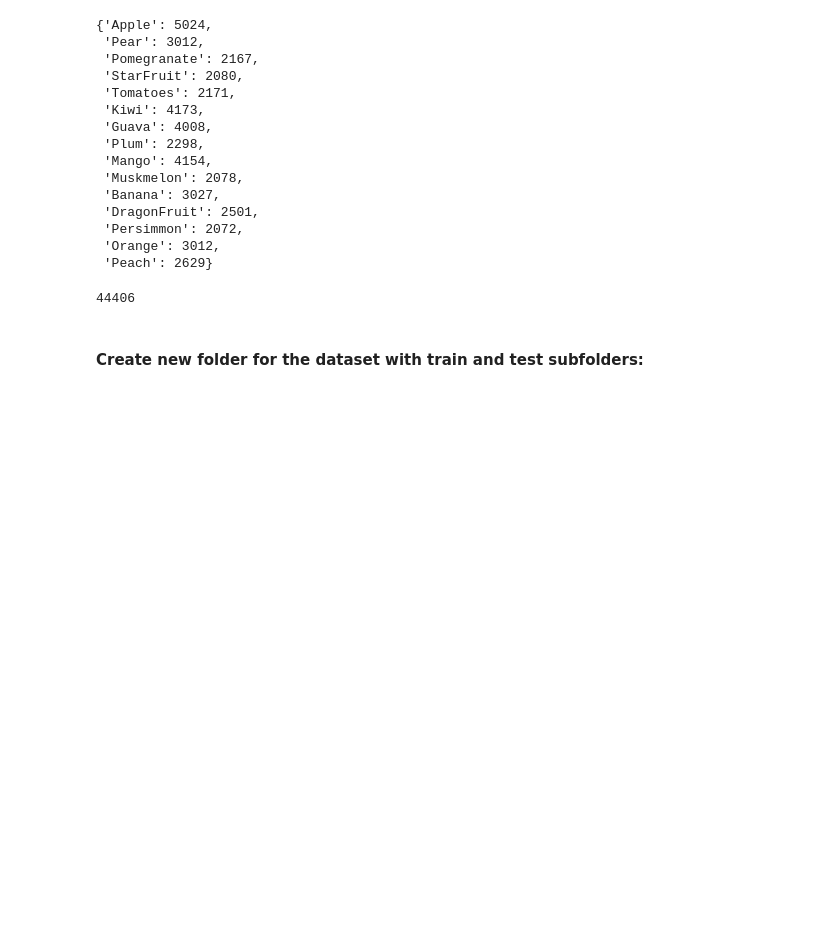
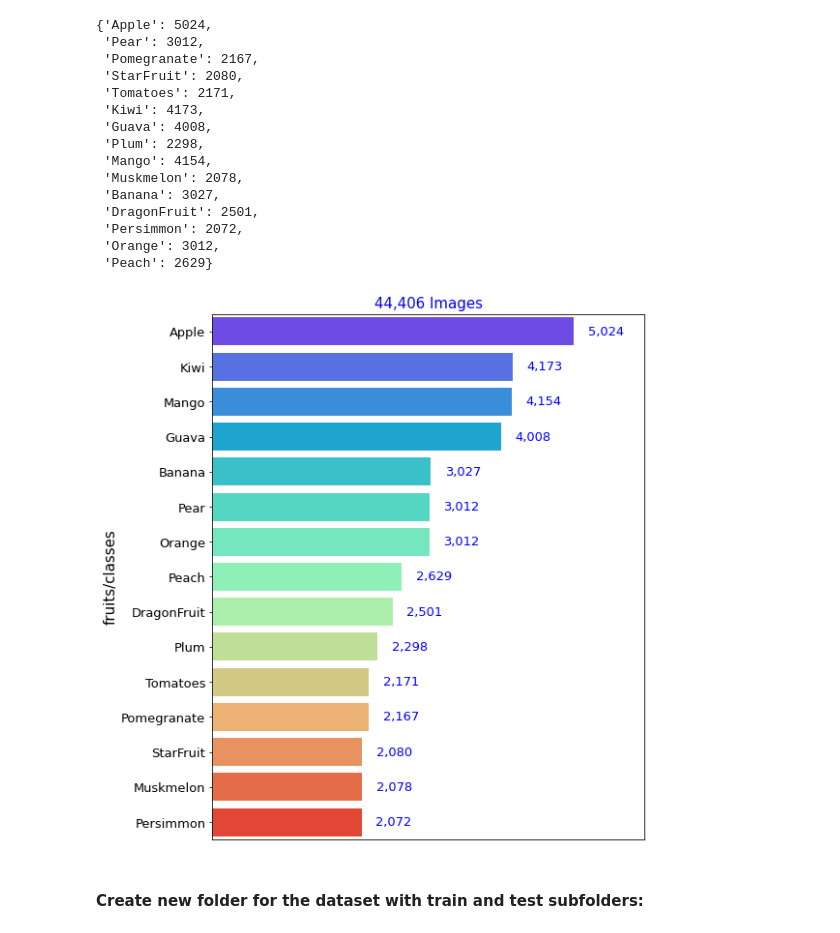
Before and after one commit to valmadrid/Image-Classification, a Jupyter notebook: files_prep.ipynb, the cells around one changed output. Drawn from its saved outputs; the diff is of its cells as text; code cells hidden in the pictures; blank space fills up the shorter version.

```diff
--- a/files_prep.ipynb
+++ b/files_prep.ipynb
@@ -122,10 +121,30 @@ fruit_list
  'Persimmon': 2072,
  'Orange': 3012,
  'Peach': 2629}
-# %%
-sum(fruit_list.values())
-# %% [output]
-44406
+# %%
+x = list(
+    dict(sorted(fruit_list.items(), key=lambda x: x[1], reverse=True)).keys())
+y = list(
+    dict(sorted(fruit_list.items(), key=lambda x: x[1],
+                reverse=True)).values())
+plt.figure(figsize=(8, 10))
+sns.barplot(x=y, y=x, palette='rainbow')
+plt.ylabel('fruits/classes', fontsize=15)
+plt.title('{} Images'.format(f'{sum(y):,}'), fontsize=15, color='blue')
+plt.xticks(ticks=[])
+plt.xlim(right=6000)
+plt.yticks(fontsize=13)
+for x_, y_ in enumerate(y):
+    plt.text(x=y_ + 200,
+             y=x_,
+             s=f'{y_:,}',
+             fontsize=13,
+             color='blue',
+             horizontalalignment='left',
+             verticalalignment='center')
+plt.show()
+# %% [output]
+[figure, added]
 # %% [markdown]
 #### Create new folder for the dataset with train and test subfolders:
 # %%
```
Also changed, not shown: parts of 12 cells of this notebook.
